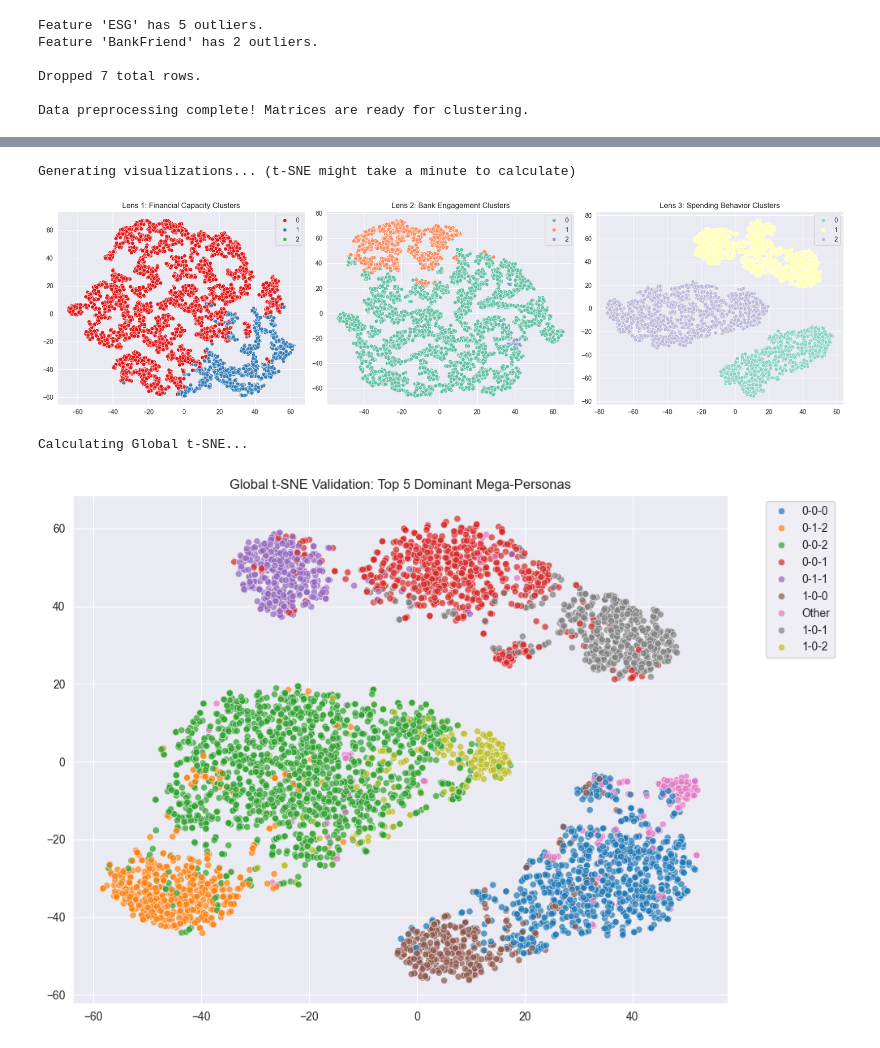
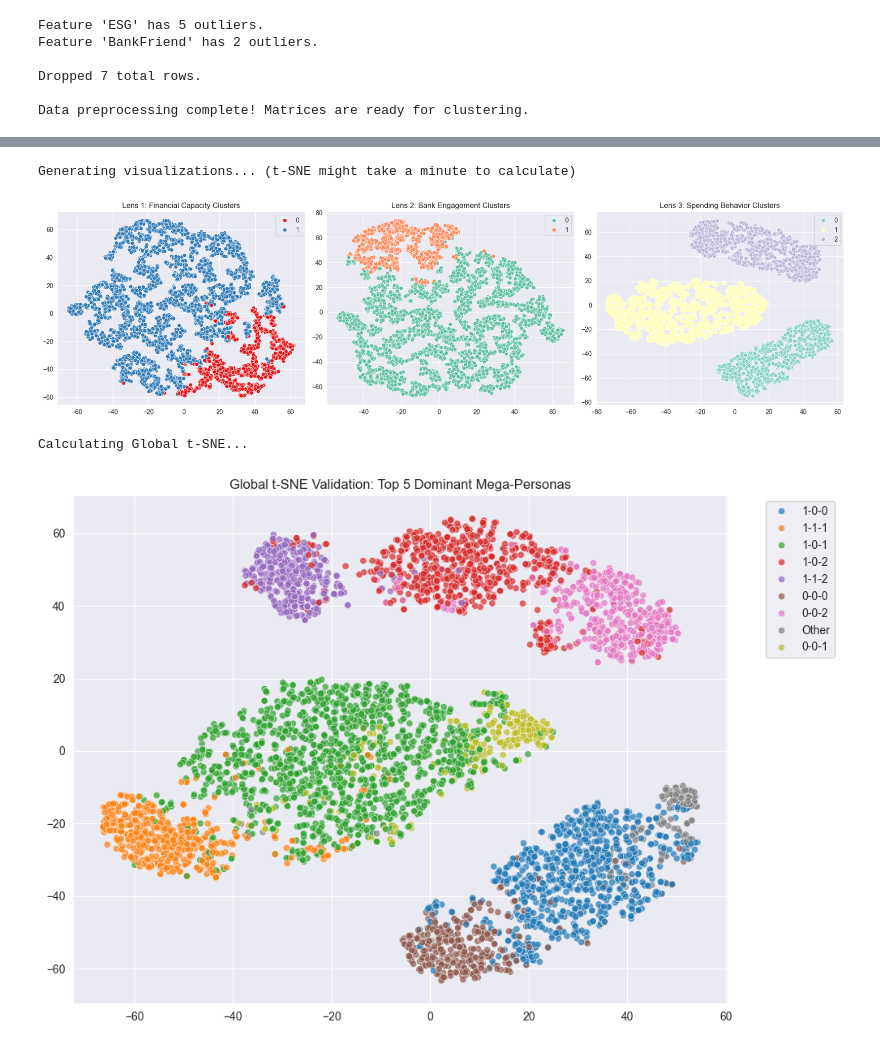
Before and after one commit to Smael-olk/Fintech, a Jupyter notebook: BusinessCase1/Main_Amir.ipynb, the cells around one changed output, grey strips where cells are left out. Cells and saved outputs as stored; diff of their text form; code cells hidden in the pictures.

```diff
--- a/BusinessCase1/Main_Amir.ipynb
+++ b/BusinessCase1/Main_Amir.ipynb
@@ -128,14 +177,14 @@ Data preprocessing complete! Matrices are ready for clustering.
 print("Running Agglomerative clustering on distance matrices...")
 
 # linkage='average' works best with Gower distances
-agg_lens1 = AgglomerativeClustering(n_clusters=3, metric='precomputed', linkage='average')
-agg_lens2 = AgglomerativeClustering(n_clusters=3, metric='precomputed', linkage='average')
-agg_lens3 = AgglomerativeClustering(n_clusters=3, metric='precomputed', linkage='average')
+agg_lens1 = AgglomerativeClustering(n_clusters=best_k1, metric='precomputed', linkage='average')
+agg_lens2 = AgglomerativeClustering(n_clusters=best_k2, metric='precomputed', linkage='average')
+agg_lens3 = AgglomerativeClustering(n_clusters=best_k3, metric='precomputed', linkage='average')
 
 # Fit the models and extract the cluster labels (0, 1, or 2)
-labels_lens1 = agg_lens1.fit_predict(gower_mat_lens1)
-labels_lens2 = agg_lens2.fit_predict(gower_mat_lens2)
-labels_lens3 = agg_lens3.fit_predict(gower_mat_lens3)
+labels_lens1 = agg_lens1.fit_predict(dist_mat_lens1)
+labels_lens2 = agg_lens2.fit_predict(dist_mat_lens2)
+labels_lens3 = agg_lens3.fit_predict(dist_mat_lens3)
 
 print("Clustering successful!")
 
@@ -237,9 +281,9 @@ print("Generating visualizations... (t-SNE might take a minute to calculate)")
 tsne = TSNE(n_components=2, metric='precomputed', init='random', random_state=42)
 
 # Calculate 2D coordinates for each lens
-tsne_lens1 = tsne.fit_transform(gower_mat_lens1)
-tsne_lens2 = tsne.fit_transform(gower_mat_lens2)
-tsne_lens3 = tsne.fit_transform(gower_mat_lens3)
+tsne_lens1 = tsne.fit_transform(dist_mat_lens1)
+tsne_lens2 = tsne.fit_transform(dist_mat_lens2)
+tsne_lens3 = tsne.fit_transform(dist_mat_lens3)
 
 # Create a figure with 3 subplots side-by-side
 fig, axes = plt.subplots(1, 3, figsize=(18, 5))
@@ -300,34 +344,34 @@ fig_3d.show()
 # 3. GLOBAL VALIDATION: OVERALL t-SNE
 # ==========================================
 # To see if our Mega-Personas separate well overall, we can average our 3 distance matrices!
 # This is a mathematically sound way to combine the 3 independent Gower matrices.
-global_distance_matrix = (gower_mat_lens1 + gower_mat_lens2 + gower_mat_lens3) / 3
+global_distance_matrix = (dist_mat_lens1 + dist_mat_lens2 + dist_mat_lens3) / 3
 
 print("Calculating Global t-SNE...")
 tsne_global = TSNE(n_components=2, metric='precomputed', init='random', random_state=42)
 tsne_global_coords = tsne_global.fit_transform(global_distance_matrix)
 
 # Plot the Global t-SNE, coloring only the Top 5 most dominant Mega-Personas
 # (coloring all 27 makes the plot unreadable)
 top_personas = persona_counts['Mega_Persona'].head(8).tolist()
 
 # Create a column that labels a client as their persona IF they are in the Top 5, else "Other"
 df_final['Plot_Label'] = df_final['Mega_Persona'].apply(lambda x: x if x in top_personas else 'Other')
 
 plt.figure(figsize=(10, 7))
 sns.scatterplot(
     x=tsne_global_coords[:, 0],
     y=tsne_global_coords[:, 1],
     hue=df_final['Plot_Label'],
     palette='tab10',
     alpha=0.7
 )
 plt.title("Global t-SNE Validation: Top 5 Dominant Mega-Personas")
 plt.legend(bbox_to_anchor=(1.05, 1), loc='upper left')
 plt.tight_layout()
 plt.show()
 # %% [output]
 Generating visualizations... (t-SNE might take a minute to calculate)
-[figure, old version]
+[figure, new version]
 Calculating Global t-SNE...
-[figure, old version]
+[figure, new version]
```
Also changed, not shown: parts of 9 cells of this notebook, 3 other files.
